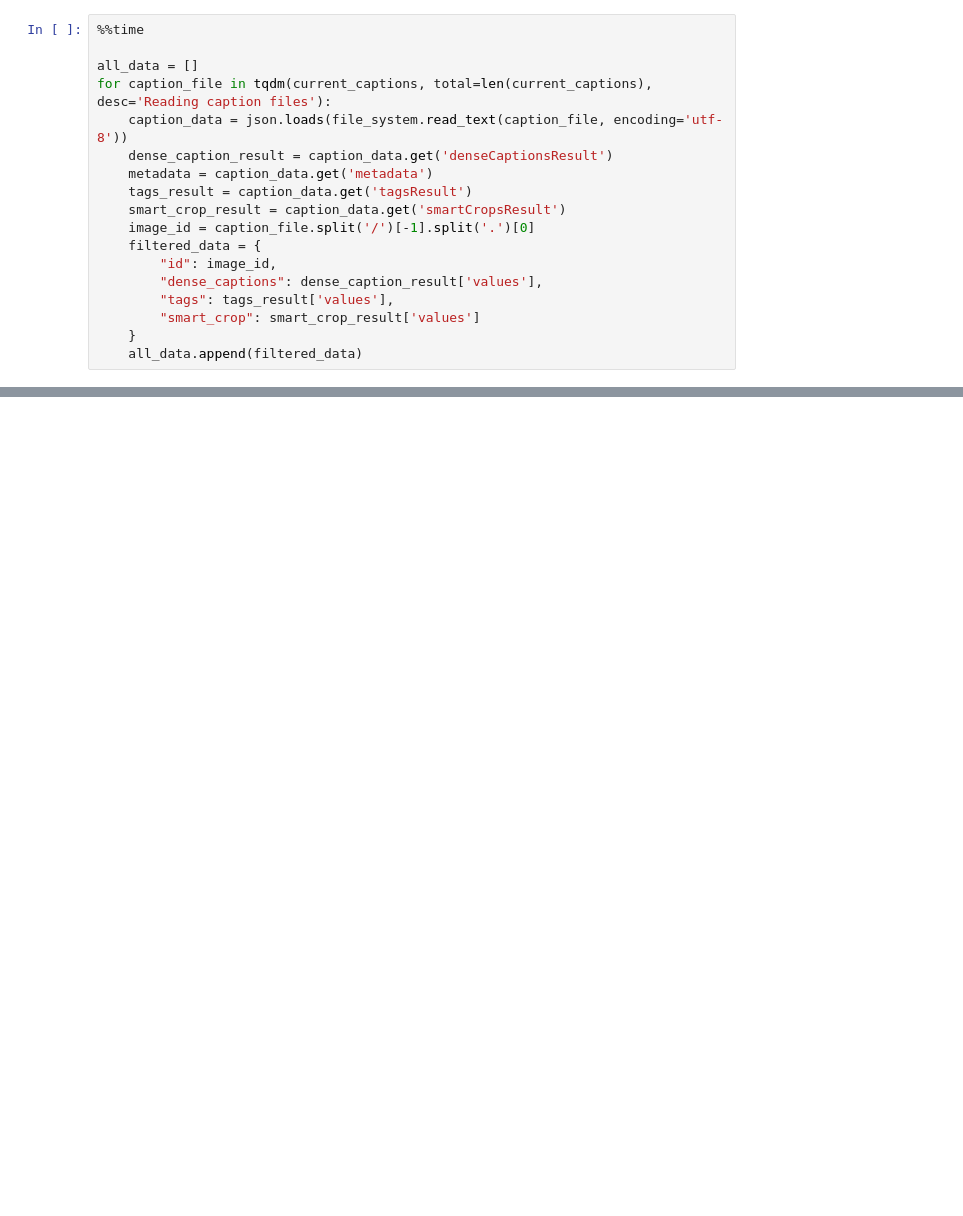
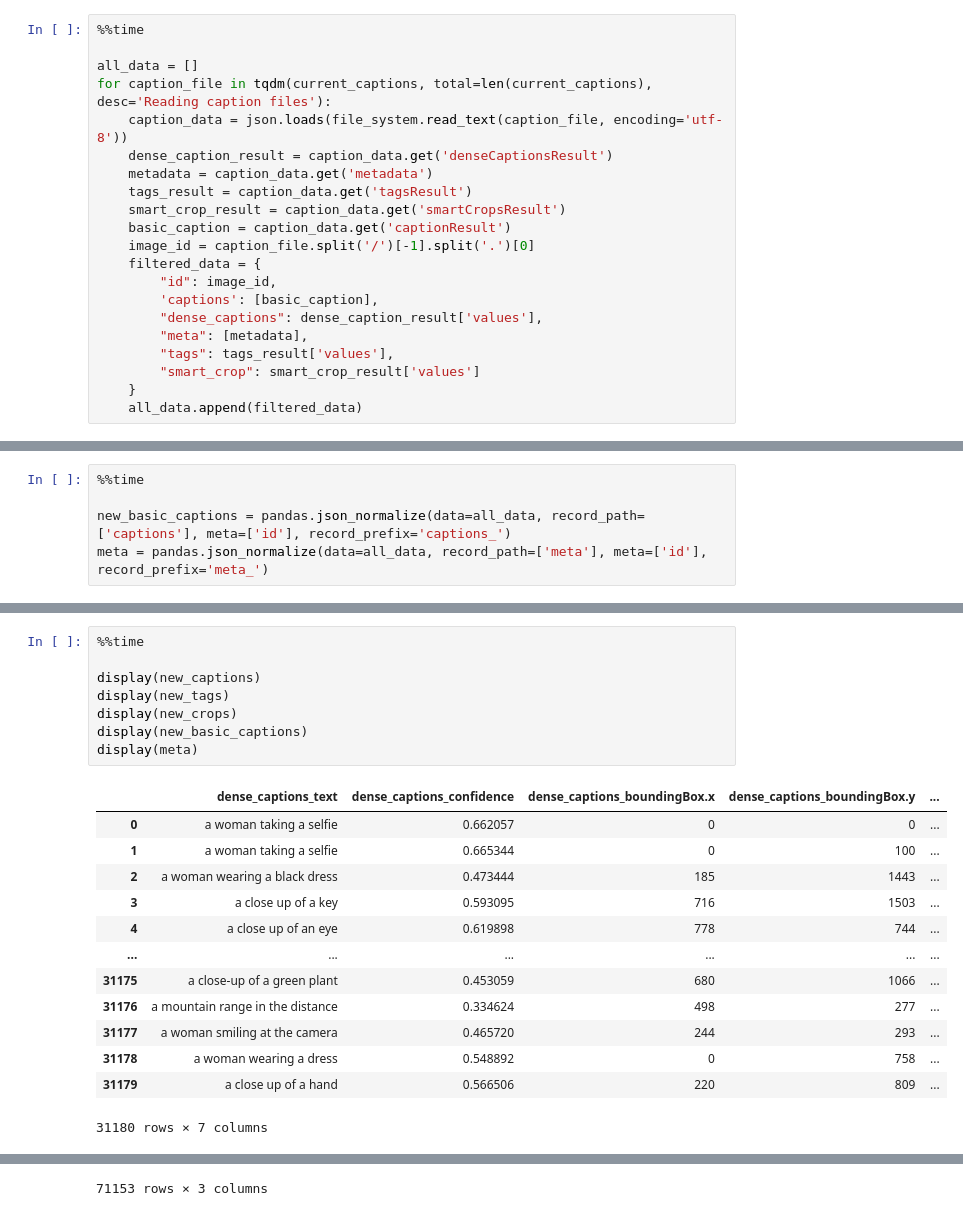
Before and after one commit to AJStangl/simple-image-collection, a Jupyter notebook: notebooks/images/0-3-image-caption-conversion.ipynb, the cells around one changed output, grey strips where cells are left out. Saved outputs shown, nothing was run; the diff lists cells and outputs as text; blank space fills up the shorter version.

```diff
--- a/notebooks/images/0-3-image-caption-conversion.ipynb
+++ b/notebooks/images/0-3-image-caption-conversion.ipynb
@@ -48,10 +68,13 @@ for caption_file in tqdm(current_captions, total=len(current_captions), desc='Re
 	metadata = caption_data.get('metadata')
 	tags_result = caption_data.get('tagsResult')
 	smart_crop_result = caption_data.get('smartCropsResult')
+	basic_caption = caption_data.get('captionResult')
 	image_id = caption_file.split('/')[-1].split('.')[0]
 	filtered_data = {
 		"id": image_id,
+		'captions': [basic_caption],
 		"dense_captions": dense_caption_result['values'],
+		"meta": [metadata],
 		"tags": tags_result['values'],
 		"smart_crop": smart_crop_result['values']
 	}
@@ -64,0 +94,5 @@ new_crops = pandas.json_normalize(data=all_data, record_path=['smart_crop'], met
+# %%
+%%time
+
+new_basic_captions = pandas.json_normalize(data=all_data, record_path=['captions'], meta=['id'], record_prefix='captions_')
+meta = pandas.json_normalize(data=all_data, record_path=['meta'], meta=['id'], record_prefix='meta_')
@@ -64,0 +102,22 @@ new_crops = pandas.json_normalize(data=all_data, record_path=['smart_crop'], met
+# %%
+%%time
+
+display(new_captions)
+display(new_tags)
+display(new_crops)
+display(new_basic_captions)
+display(meta)
+# %% [output]
+|  | dense_captions_text | dense_captions_confidence | dense_captions_boundingBox.x | dense_captions_boundingBox.y | ... |
+| 0 | a woman taking a selfie | 0.662057 | 0 | 0 | ... |
+| 1 | a woman taking a selfie | 0.665344 | 0 | 100 | ... |
+| 2 | a woman wearing a black dress | 0.473444 | 185 | 1443 | ... |
+| 3 | a close up of a key | 0.593095 | 716 | 1503 | ... |
+| 4 | a close up of an eye | 0.619898 | 778 | 744 | ... |
+| ... | ... | ... | ... | ... | ... |
+| 31175 | a close-up of a green plant | 0.453059 | 680 | 1066 | ... |
+| 31176 | a mountain range in the distance | 0.334624 | 498 | 277 | ... |
+| 31177 | a woman smiling at the camera | 0.465720 | 244 | 293 | ... |
+| 31178 | a woman wearing a dress | 0.548892 | 0 | 758 | ... |
+| 31179 | a close up of a hand | 0.566506 | 220 | 809 | ... |
+31180 rows × 7 columns
@@ -64,0 +136 @@ new_crops = pandas.json_normalize(data=all_data, record_path=['smart_crop'], met
+71153 rows × 3 columns
```
Also changed, not shown: parts of 13 cells of this notebook, 1 other file.
